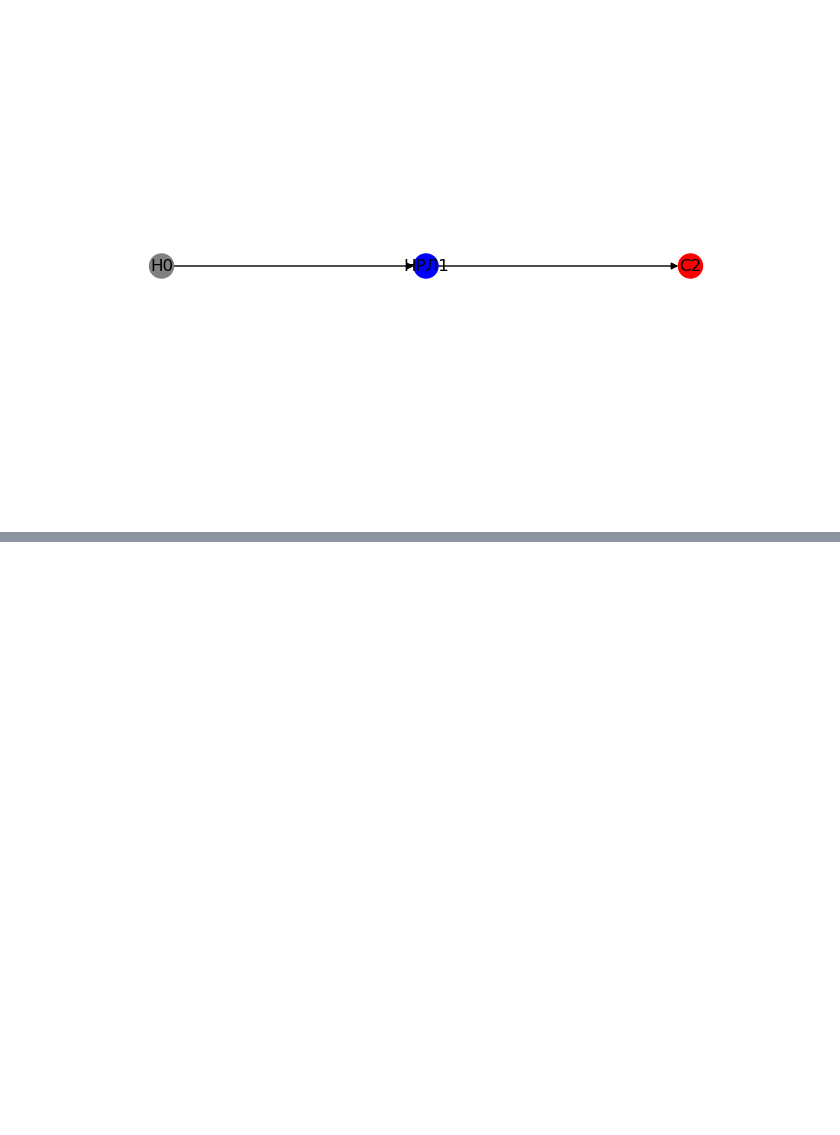
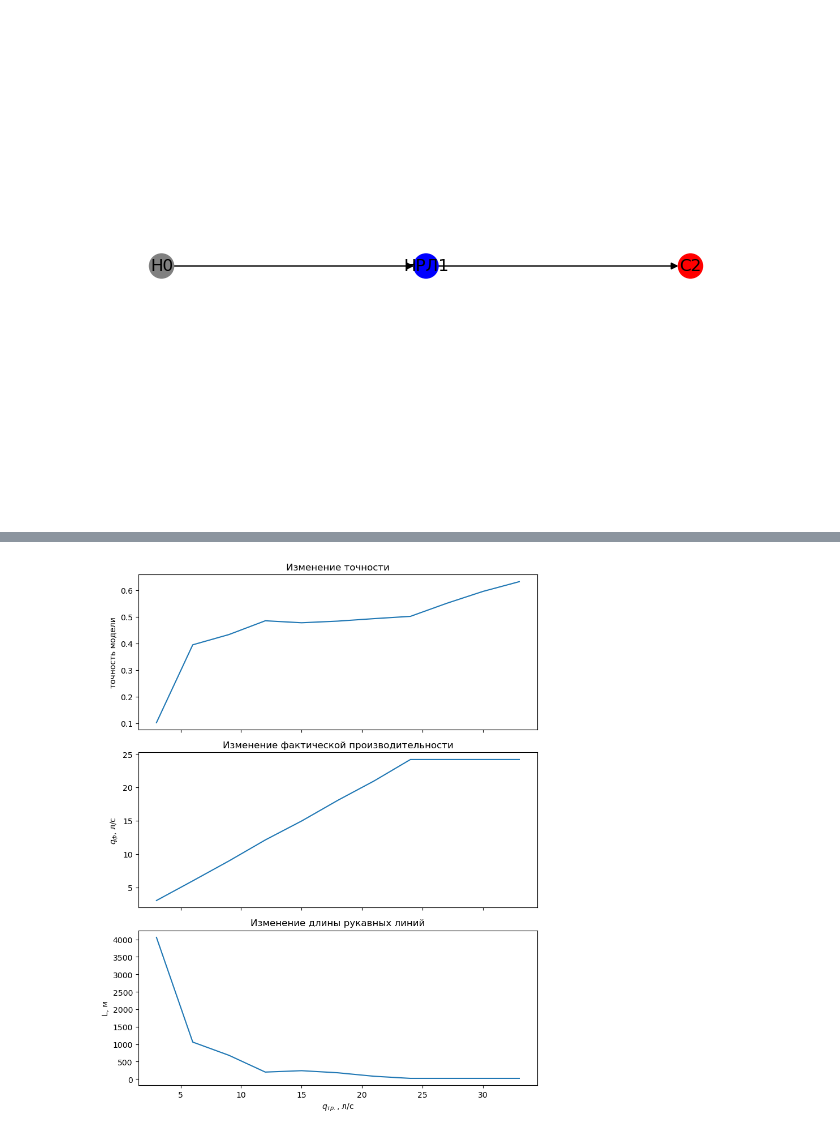
Before and after one commit to Obsidian-pb/NRS_modeller, a Jupyter notebook: workFolder/ga5_ready.ipynb, the cells around one changed output, grey strips where cells are left out. Drawn from its saved outputs; the diff is of its cells as text; code cells hidden in the pictures; blank space fills up the shorter version.

```diff
--- a/workFolder/ga5_ready.ipynb
+++ b/workFolder/ga5_ready.ipynb
@@ -1481,0 +1556,22 @@ plt.show()
+# %%
+Qs = []
+lens = []
+accs_list = []
+# Цели оптимизации:
+for q in [3,6,9,12,15,18,21,24,27,30,33]:
+    aims = {'150': 0, 'min_L': 5000, 'Q':q}   # , 'hoses':0, 'max_L': 2000
+    aims_not_more = {'51':20}   #, '66':20, '77':16}
+    aims_not_less = {'Q':20}
+
+    # Запуск ГА:
+    work_model, accs, metrics = genetic_algorithm(model_preset=Presets.single_line,
+                                aims=aims, #aims_not_less=aims_not_less,
+                                pop_size=400,
+                                best_bots_size = 50,
+                                mutation_count=5,
+                                epochs=50,
+                                target = 0.01
+                                )
+    Qs.append(work_model.summaryQ())
+    lens.append(metrics[-1]['min_L'])
+    accs_list.append(accs[-1])
@@ -1481,0 +1596,23 @@ plt.show()
+# %%
+# График
+x = [3,6,9,12,15,18,21,24,27,30,33]
+fig, axs = plt.subplots(3,1, figsize=(8,10), sharex=True, tight_layout=True)
+axs[0].plot(x, accs_list, label='1')
+axs[0].set_title('Изменение точности')
+axs[0].set_ylabel('точность модели')
+axs[1].plot(x, Qs, label='2')
+axs[1].set_title('Изменение фактической производительности')
+axs[1].set_ylabel('$q_{ф}$, л/с')
+axs[2].plot(x, lens, label='3')
+axs[2].set_title('Изменение длины рукавных линий')
+axs[2].set_ylabel('L, м')
+axs[2].set_xlabel('$q_{тр.}$, л/с')
+
+# plt.title('Процесс оптимизаци модели')
+# plt.xlabel('эпоха', fontsize=14)
+# plt.ylabel('ошибка', fontsize=14)
+
+# plt.legend()
+plt.show()
+# %% [output]
+[figure, added]
```
Also changed, not shown: parts of 23 cells of this notebook, 1 other file.
